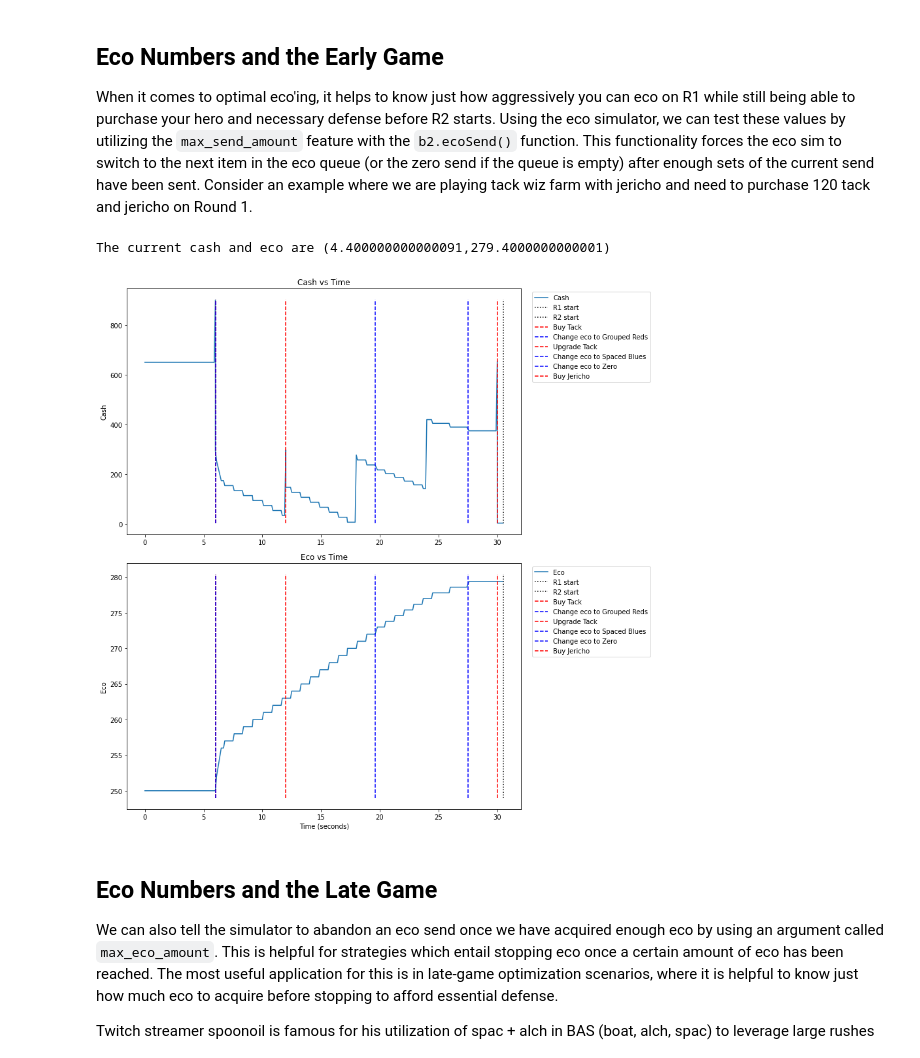
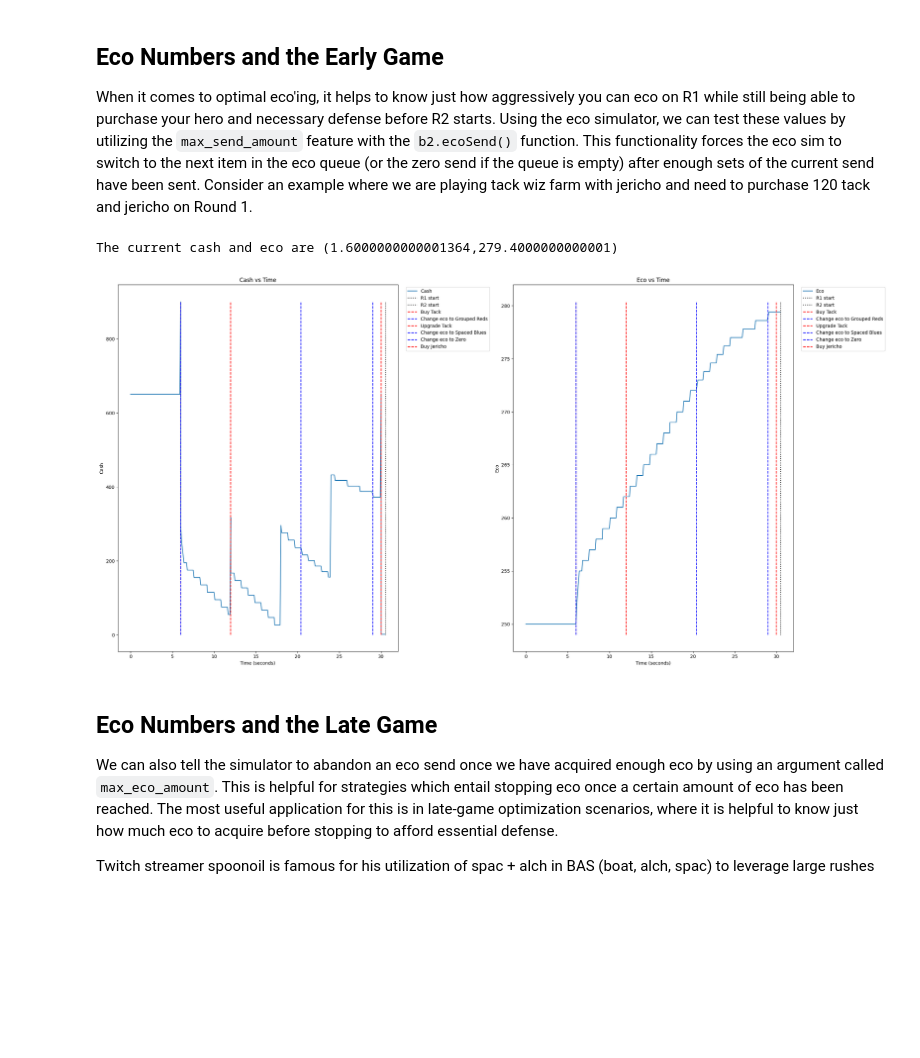
Before and after one commit to redlaserbmBTD/BTDB2_SIMULATOR, a Jupyter notebook: examples/2_using_queues.ipynb, the cells around one changed output. Drawn from its saved outputs; the diff is of its cells as text; code cells hidden in the pictures; blank space fills up the shorter version.

```diff
--- a/examples/2_using_queues.ipynb
+++ b/examples/2_using_queues.ipynb
@@ -123,35 +127,35 @@ When it comes to optimal eco'ing, it helps to know just how aggressively you can
 # %%
 rounds = b2.Rounds(0.5)
 
 buy_queue = [
     [b2.buyDefense(280 + 100 + 225, min_buy_time = rounds.getTimeFromRound(1), message = "Buy Tack")], #Buy 020 tack
     [b2.buyDefense(150, min_buy_time = rounds.getTimeFromRound(1) + 6, message = "Upgrade Tack")], #Upgrade to 120 tack
     [b2.buyDefense(650, min_buy_time = rounds.getTimeFromRound(1.5), message = "Buy Jericho")] #Buy Jericho
 ]
 
 eco_queue = [
         b2.ecoSend(rounds.getTimeFromRound(1), 'Grouped Reds', max_send_amount = 23),
         b2.ecoSend(rounds.getTimeFromRound(2), 'Spaced Blues', max_send_amount = 8)
 ]
 
 initial_state_game = {
     'Cash': 650,
     'Eco': 250,
     'Eco Send': 'Zero',
     'Rounds': rounds,
     'Game Round': 0,
     'Buy Queue': copy.deepcopy(buy_queue),
     'Eco Queue': copy.deepcopy(eco_queue)
 }
 
 game_state = b2.GameState(initial_state_game)
 game_state.fastForward(target_round = 2)
-game_state.viewCashEcoHistory((12,12))
+game_state.viewCashEcoHistory((24,12))
 print("The current cash and eco are (%s,%s)"%(game_state.cash, game_state.eco))
 b2.writeLog(game_state.logs, filename = 'eco_numbers')
 # %% [output]
-The current cash and eco are (4.400000000000091,279.4000000000001)
+The current cash and eco are (1.6000000000001364,279.4000000000001)
-[figure, old version]
+[figure, new version]
 # %% [markdown]
 ## Eco Numbers and the Late Game
 
```
Also changed, not shown: parts of 5 cells of this notebook, 19 other files.
